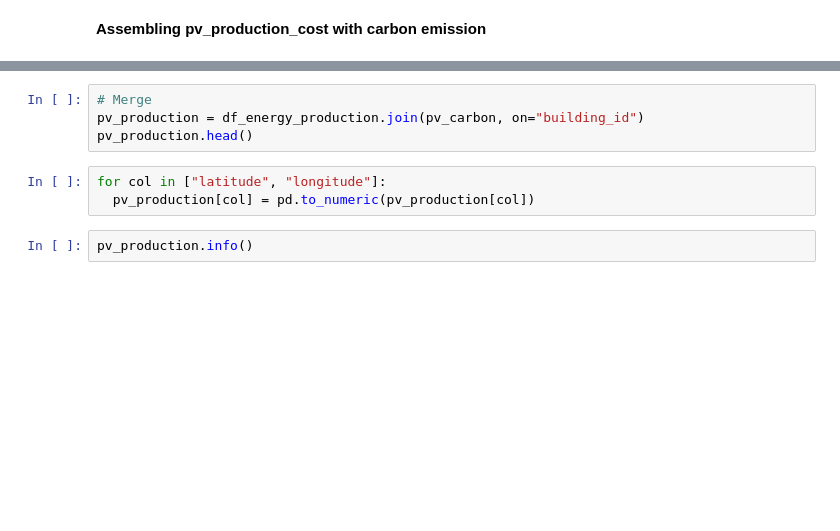
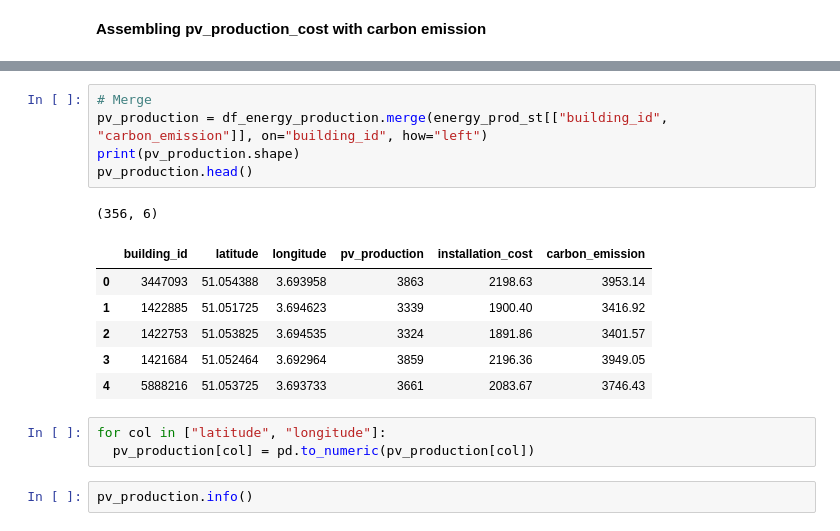
Before and after one commit to World-Data-League/wdl-solutions, a Jupyter notebook: WDL_2023/WDL_Finals_Energy/AI Wonder Girls/notebook.ipynb, the cells around one changed output, grey strips where cells are left out. Saved outputs shown, nothing was run; the diff lists cells and outputs as text; blank space fills up the shorter version.

```diff
--- a/WDL_2023/WDL_Finals_Energy/AI Wonder Girls/notebook.ipynb
+++ b/WDL_2023/WDL_Finals_Energy/AI Wonder Girls/notebook.ipynb
@@ -1741,7 +1740,16 @@ pv_carbon.head()
 # %%
 # Merge
-pv_production = df_energy_production.join(pv_carbon, on="building_id")
+pv_production = df_energy_production.merge(energy_prod_st[["building_id", "carbon_emission"]], on="building_id", how="left")
+print(pv_production.shape)
 pv_production.head()
+# %% [output]
+(356, 6)
+|  | building_id | latitude | longitude | pv_production | installation_cost | carbon_emission |
+| 0 | 3447093 | 51.054388 | 3.693958 | 3863 | 2198.63 | 3953.14 |
+| 1 | 1422885 | 51.051725 | 3.694623 | 3339 | 1900.40 | 3416.92 |
+| 2 | 1422753 | 51.053825 | 3.694535 | 3324 | 1891.86 | 3401.57 |
+| 3 | 1421684 | 51.052464 | 3.692964 | 3859 | 2196.36 | 3949.05 |
+| 4 | 5888216 | 51.053725 | 3.693733 | 3661 | 2083.67 | 3746.43 |
 # %%
 for col in ["latitude", "longitude"]:
   pv_production[col] = pd.to_numeric(pv_production[col])
```
Also changed, not shown: parts of 19 cells of this notebook.
